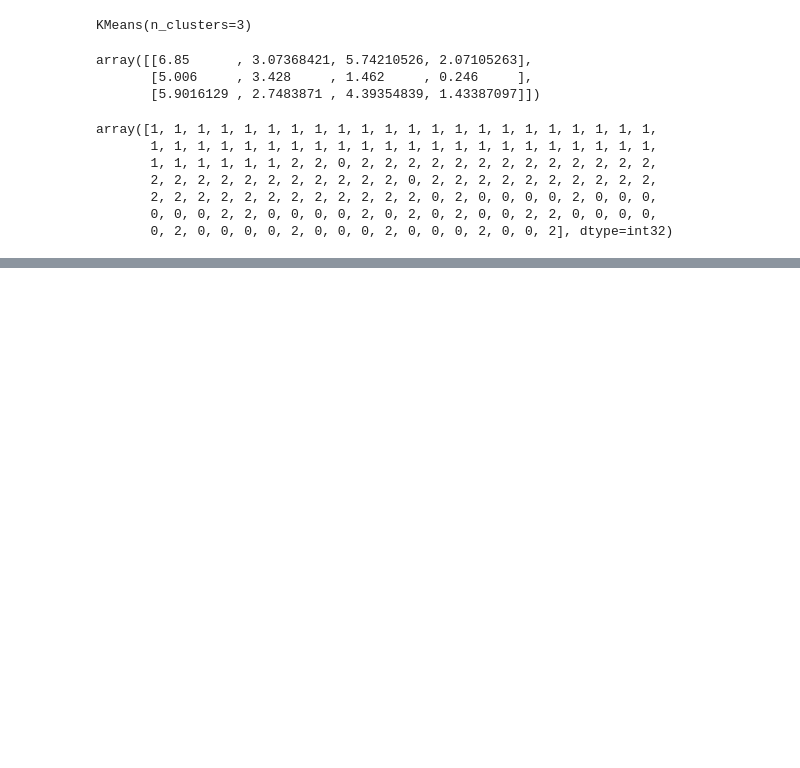
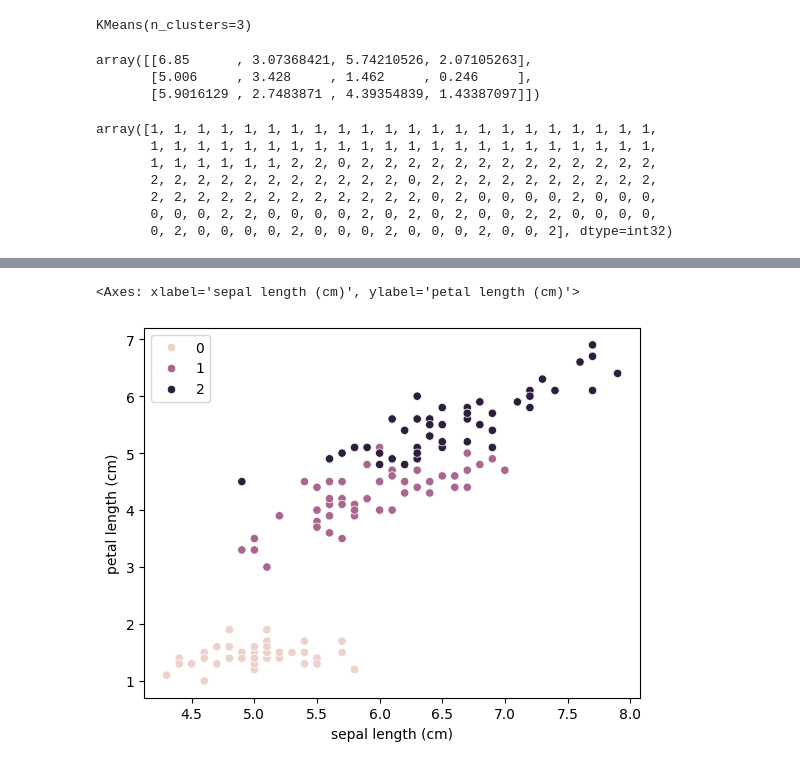
Before and after one commit to Elwing-Chou/ximen0624, a Jupyter notebook: 3_cluster.ipynb, the cells around one changed output, grey strips where cells are left out. Drawn from its saved outputs; the diff is of its cells as text; code cells hidden in the pictures; blank space fills up the shorter version.

```diff
--- a/3_cluster.ipynb
+++ b/3_cluster.ipynb
@@ -43,3 +43,10 @@ array([1, 1, 1, 1, 1, 1, 1, 1, 1, 1, 1, 1, 1, 1, 1, 1, 1, 1, 1, 1, 1, 1,
        2, 2, 2, 2, 2, 2, 2, 2, 2, 2, 2, 2, 0, 2, 0, 0, 0, 0, 2, 0, 0, 0,
        0, 0, 0, 2, 2, 0, 0, 0, 0, 2, 0, 2, 0, 2, 0, 0, 2, 2, 0, 0, 0, 0,
        0, 2, 0, 0, 0, 0, 2, 0, 0, 0, 2, 0, 0, 0, 2, 0, 0, 2], dtype=int32)
+# %%
+from sklearn.metrics import silhouette_score
+for testk in range(2, 10):
+  cluster = KMeans(n_clusters=testk)
+  cluster.fit(datas)
+  score = silhouette_score(datas, cluster.labels_)
+  print(testk, score)
@@ -45,0 +62,9 @@ array([1, 1, 1, 1, 1, 1, 1, 1, 1, 1, 1, 1, 1, 1, 1, 1, 1, 1, 1, 1, 1, 1,
+# %%
+import matplotlib.pyplot as plt
+import seaborn as sns
+sns.scatterplot(x=datas["sepal length (cm)"],
+        y=datas["petal length (cm)"],
+        hue=iris["target"])
+# %% [output]
+<Axes: xlabel='sepal length (cm)', ylabel='petal length (cm)'>
+[figure, added]
```
Also changed, not shown: parts of 1 cell of this notebook.
